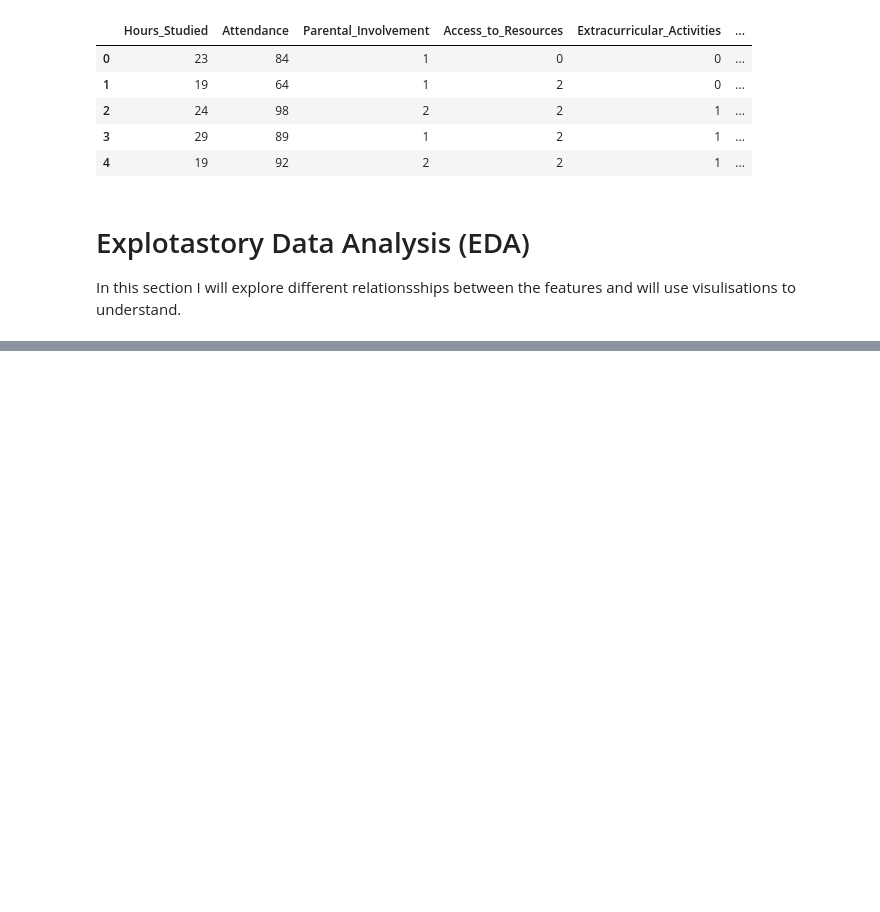
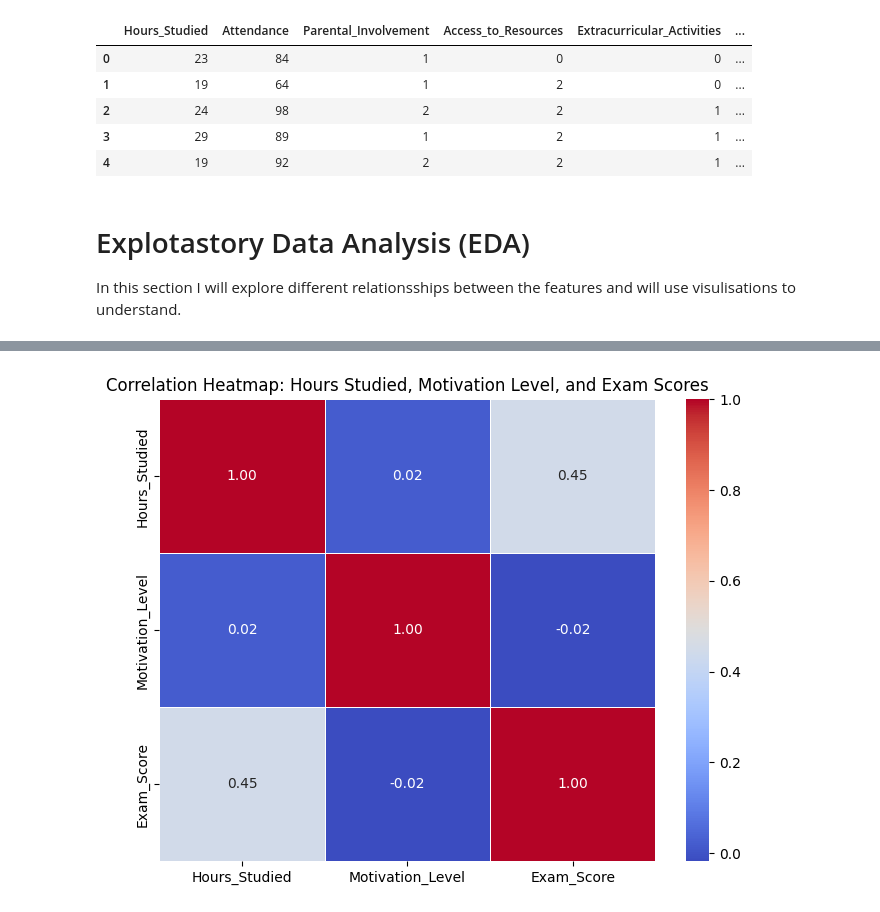
Before and after one commit to Sam-Little/ML_assessment_3, a Jupyter notebook: final_project.ipynb, the cells around one changed output, grey strips where cells are left out. Drawn from its saved outputs; the diff is of its cells as text; code cells hidden in the pictures; blank space fills up the shorter version.

```diff
--- a/final_project.ipynb
+++ b/final_project.ipynb
@@ -104,0 +108,14 @@ plt.show()
+# %%
+import seaborn as sns
+import matplotlib.pyplot as plt
+
+# Calculate the correlation matrix
+corr_matrix = dataset_cleaned[['Hours_Studied', 'Motivation_Level', 'Exam_Score']].corr()
+
+# Create a heatmap to show correlations
+plt.figure(figsize=(8, 6))
+sns.heatmap(corr_matrix, annot=True, cmap='coolwarm', fmt='.2f', linewidths=0.5)
+plt.title('Correlation Heatmap: Hours Studied, Motivation Level, and Exam Scores')
+plt.show()
+# %% [output]
+[figure, added]
```
Also changed, not shown: parts of 3 cells of this notebook.
